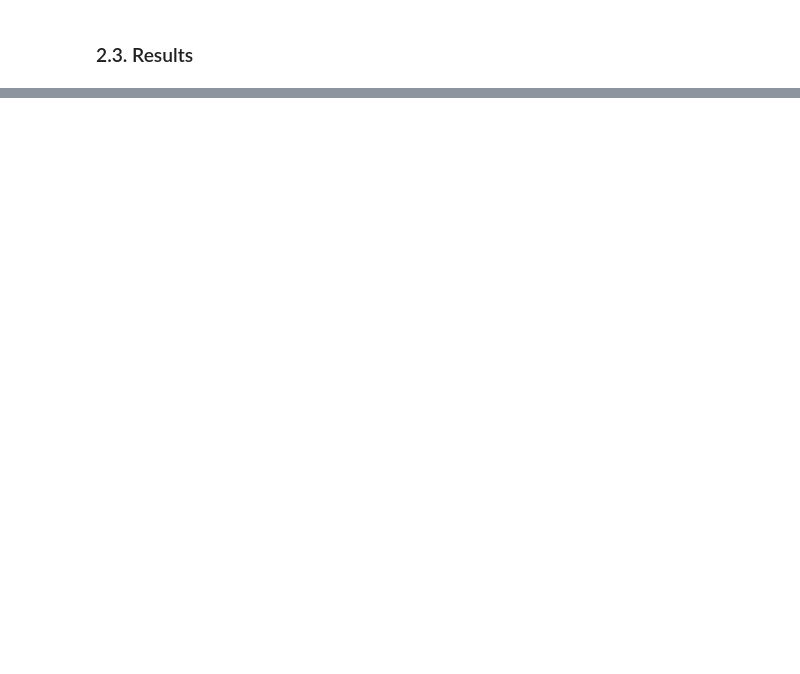
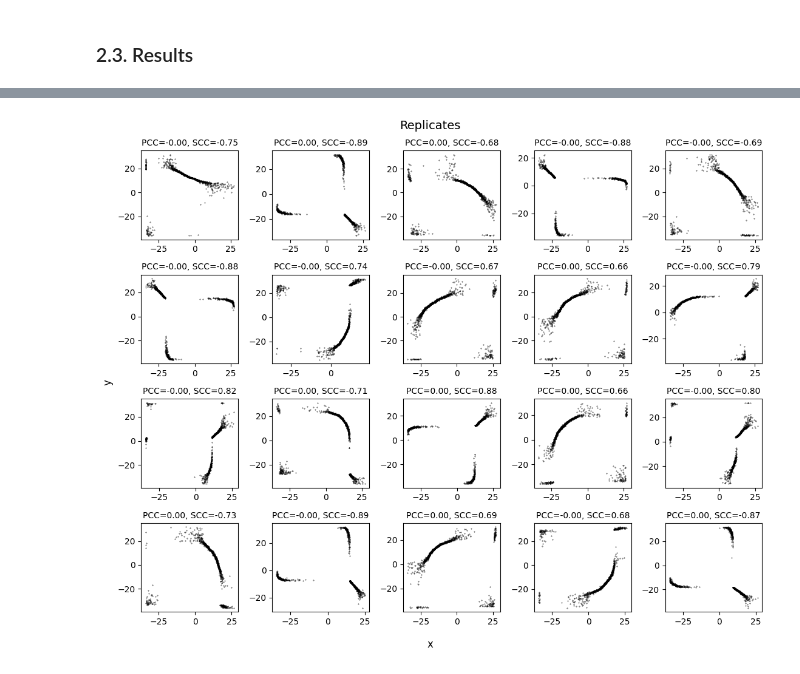
Before and after one commit to gperdrizet/hill_climber, a Jupyter notebook: notebooks/05-pearson_spearman.ipynb, the cells around one changed output, grey strips where cells are left out. Saved outputs shown, nothing was run; the diff lists cells and outputs as text; code cells hidden in the pictures; blank space fills up the shorter version.

```diff
--- a/notebooks/05-pearson_spearman.ipynb
+++ b/notebooks/05-pearson_spearman.ipynb
@@ -21,10 +21,10 @@ from hill_climber import HillClimber
 ### 1.2. Run configuration
 # %%
 # Input dataset size
-n = 10000
+n = 5000
 
 # Hill climber parameters
-max_time=2 * 60                        # Maximum time (in minutes) to run optimization
+max_time=10                            # Maximum time (in minutes) to run optimization
 n_replicas=20                          # Number of replicas (workers) in parallel tempering
 initial_step_spread=0.5                # Fraction of input range to sample initially
 final_step_spread=0.01                 # Fraction of input range to sample finally
@@ -189,21 +218,26 @@ plt.show()
 # %%
 replicates = climber.get_replicas()
 ncols = 5
 nrows = len(replicates) // ncols
 
 if len(replicates) % ncols != 0:
     nrows+=1
 
-fig, axs = plt.subplots(nrows=nrows, ncols=ncols, figsize=(ncols*2.25, nrows*2))
+fig, axs = plt.subplots(nrows=nrows, ncols=ncols, figsize=(ncols*2.25, nrows*2.25))
 axs = axs.flatten()
 
 fig.suptitle('Replicates', fontsize=14)
 fig.supxlabel('x', fontsize=12)
 fig.supylabel('y', fontsize=12)
 
 for i, replicate in enumerate(replicates):
 
+    final_pearson = pearsonr(replicate['x'], replicate['y'])[0]
+    final_spearman = spearmanr(replicate['x'], replicate['y'])[0]
+    axs[i].set_title(f'PCC={final_pearson:.2f}, SCC={final_spearman:.2f}', fontsize=10)
     axs[i].scatter(replicate['x'], replicate['y'], s=0.1, c='black')
 
 plt.tight_layout()
 plt.show()
+# %% [output]
+[figure, added]
```
Also changed, not shown: parts of 4 cells of this notebook, 6 other files.
